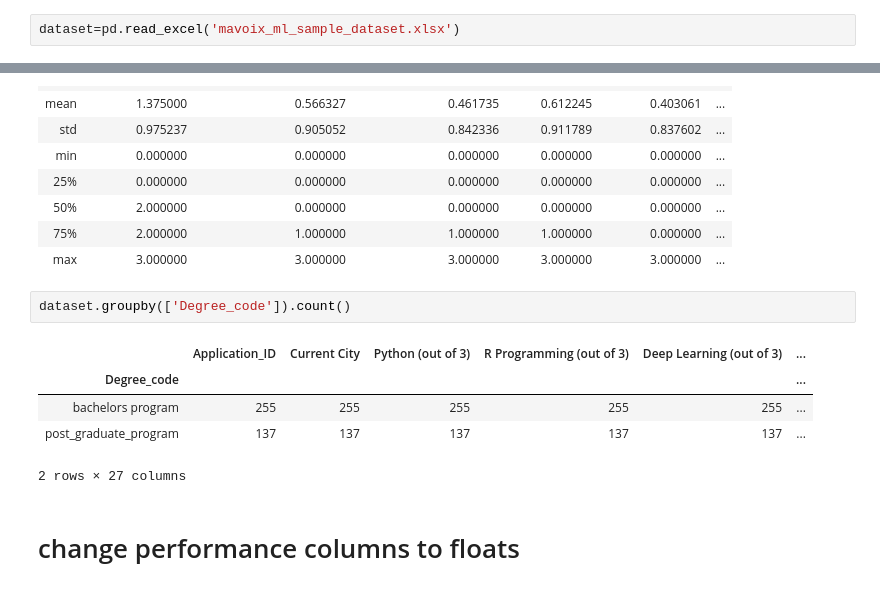
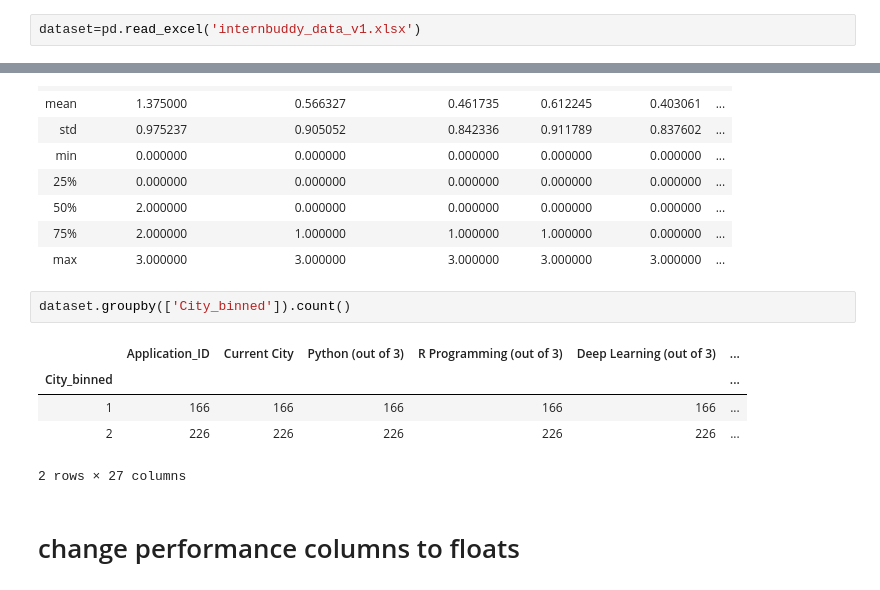
Before and after one commit to kjothisadhanand/foster-app, a Jupyter notebook: sample-data/Sadhanand/machine_learning_model_candidate_selection.ipynb, the cells around one changed output, grey strips where cells are left out. Drawn from its saved outputs; the diff is of its cells as text.

```diff
--- a/sample-data/Sadhanand/machine_learning_model_candidate_selection.ipynb
+++ b/sample-data/Sadhanand/machine_learning_model_candidate_selection.ipynb
@@ -11,7 +15,7 @@ os.chdir(r'C:\Users\kjsdr\Documents\GitHub\foster-app\sample-data\Sadhanand')
 # %% [markdown]
 # Read file content into Pandas DataFrame
 # %%
-dataset=pd.read_excel('mavoix_ml_sample_dataset.xlsx')
+dataset=pd.read_excel('internbuddy_data_v1.xlsx')
 # %% [markdown]
 # Have a look at the Data
 # %%
@@ -900,12 +908,12 @@ dataset.describe()
 | 75% | 2.000000 | 1.000000 | 1.000000 | 1.000000 | 0.000000 | ... |
 | max | 3.000000 | 3.000000 | 3.000000 | 3.000000 | 3.000000 | ... |
 # %%
-dataset.groupby(['Degree_code']).count()
+dataset.groupby(['City_binned']).count()
 # %% [output]
 |  | Application_ID | Current City | Python (out of 3) | R Programming (out of 3) | Deep Learning (out of 3) | ... |
-| Degree_code |  |  |  |  |  | ... |
-| bachelors program | 255 | 255 | 255 | 255 | 255 | ... |
-| post_graduate_program | 137 | 137 | 137 | 137 | 137 | ... |
+| City_binned |  |  |  |  |  | ... |
+| 1 | 166 | 166 | 166 | 166 | 166 | ... |
+| 2 | 226 | 226 | 226 | 226 | 226 | ... |
 2 rows × 27 columns
 # %% [markdown]
 # change performance columns to floats
```
Also changed, not shown: parts of 30 cells of this notebook, 4 other files.
